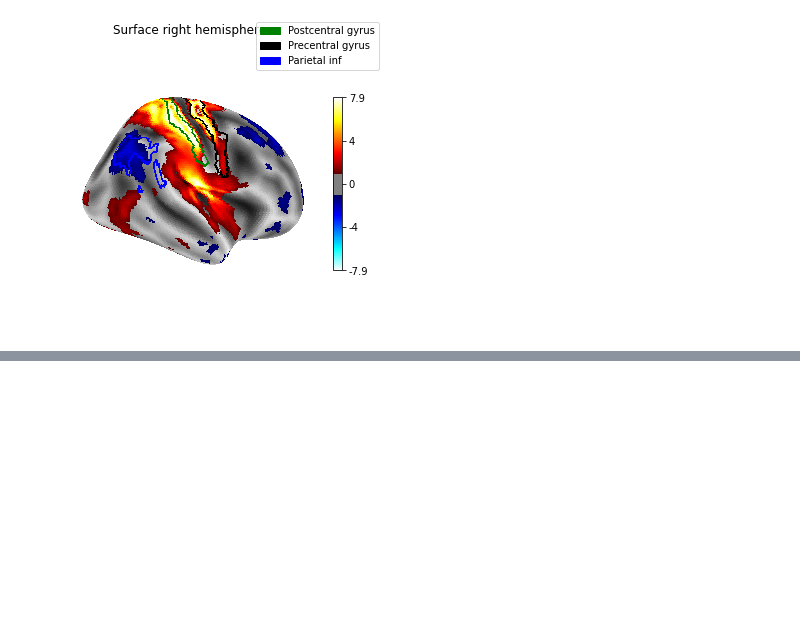
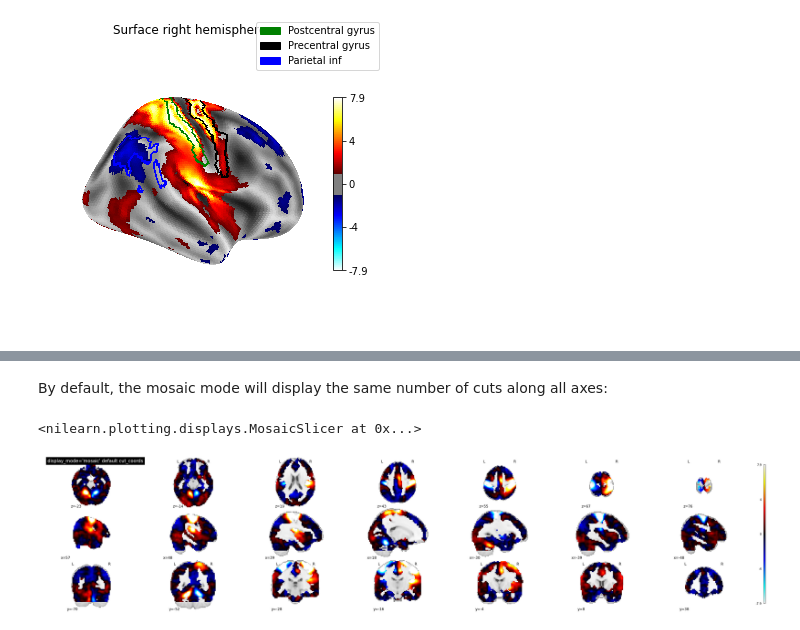
Before and after one commit to nilearn/dev-days-2021, a Jupyter notebook: Notebooks/introduction_whatsnew/plotting.ipynb, the cells around one changed output, grey strips where cells are left out. Cells and saved outputs as stored; diff of their text form; code cells hidden in the pictures; blank space fills up the shorter version.

```diff
--- a/Notebooks/introduction_whatsnew/plotting.ipynb
+++ b/Notebooks/introduction_whatsnew/plotting.ipynb
@@ -329,0 +412,17 @@ display.show()
+# %%
+# Get some data to use with plot_stat_map...
+from nilearn.datasets import fetch_neurovault_motor_task
+
+motor_images = fetch_neurovault_motor_task()
+stat_img = motor_images.images[0]
+# %% [markdown]
+By default, the mosaic mode will display the same number of cuts along all axes:
+# %%
+from nilearn.plotting import plot_stat_map
+
+plot_stat_map(stat_img,
+              display_mode='mosaic',
+              title="display_mode='mosaic' default cut_coords")
+# %% [output]
+<nilearn.plotting.displays.MosaicSlicer at 0x...>
+[figure, added]
```
Also changed, not shown: parts of 13 cells of this notebook, 4 other files.
